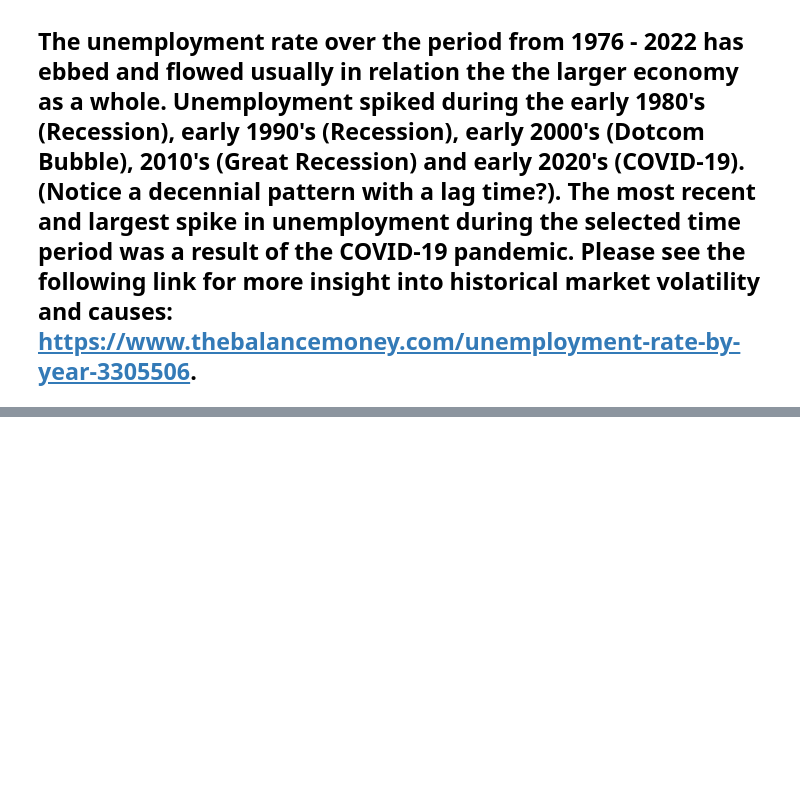
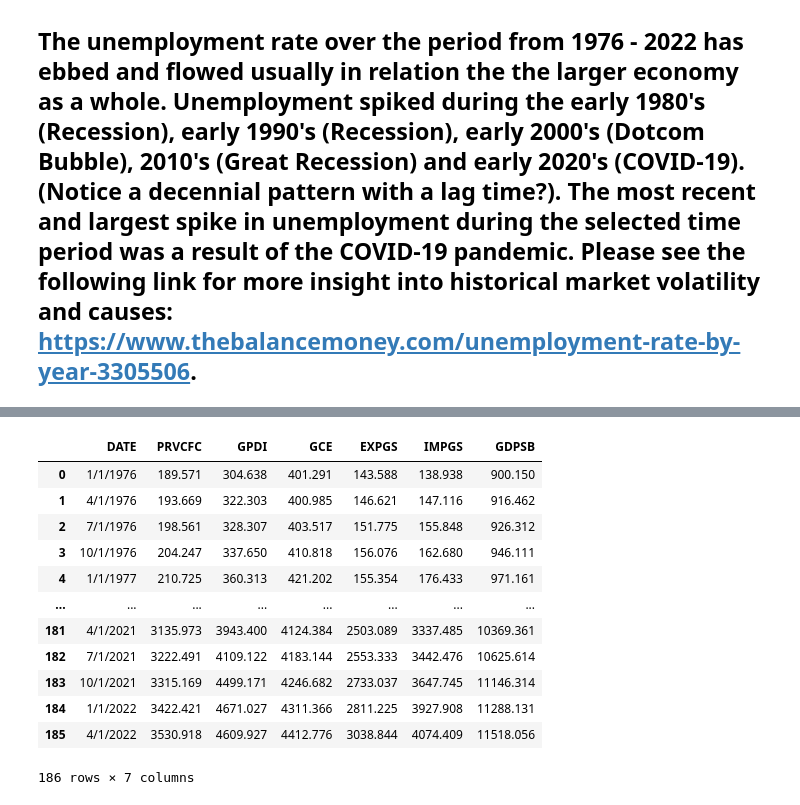
Before and after one commit to boggs2louky/EAP, a Jupyter notebook: National Unemployment and Labor Force Participation 1976-2022.ipynb, the cells around one changed output, grey strips where cells are left out. Drawn from its saved outputs; the diff is of its cells as text; code cells hidden in the pictures; blank space fills up the shorter version.

Commit message:
added new row to GDP table and changed ipynb

```diff
--- a/National Unemployment and Labor Force Participation 1976-2022.ipynb
+++ b/National Unemployment and Labor Force Participation 1976-2022.ipynb
@@ -361,0 +384,17 @@ plt.show()
+# %%
+GDP['GDPSB'] = (GDP['PRVCFC'] + GDP['GPDI'] + GDP['GCE'] + (GDP['EXPGS'] - GDP['IMPGS']))
+GDP
+# %% [output]
+|  | DATE | PRVCFC | GPDI | GCE | EXPGS | IMPGS | GDPSB |
+| 0 | 1/1/1976 | 189.571 | 304.638 | 401.291 | 143.588 | 138.938 | 900.150 |
+| 1 | 4/1/1976 | 193.669 | 322.303 | 400.985 | 146.621 | 147.116 | 916.462 |
+| 2 | 7/1/1976 | 198.561 | 328.307 | 403.517 | 151.775 | 155.848 | 926.312 |
+| 3 | 10/1/1976 | 204.247 | 337.650 | 410.818 | 156.076 | 162.680 | 946.111 |
+| 4 | 1/1/1977 | 210.725 | 360.313 | 421.202 | 155.354 | 176.433 | 971.161 |
+| ... | ... | ... | ... | ... | ... | ... | ... |
+| 181 | 4/1/2021 | 3135.973 | 3943.400 | 4124.384 | 2503.089 | 3337.485 | 10369.361 |
+| 182 | 7/1/2021 | 3222.491 | 4109.122 | 4183.144 | 2553.333 | 3442.476 | 10625.614 |
+| 183 | 10/1/2021 | 3315.169 | 4499.171 | 4246.682 | 2733.037 | 3647.745 | 11146.314 |
+| 184 | 1/1/2022 | 3422.421 | 4671.027 | 4311.366 | 2811.225 | 3927.908 | 11288.131 |
+| 185 | 4/1/2022 | 3530.918 | 4609.927 | 4412.776 | 3038.844 | 4074.409 | 11518.056 |
+186 rows × 7 columns
```
Also changed, not shown: parts of 7 cells of this notebook, 3 other files.
